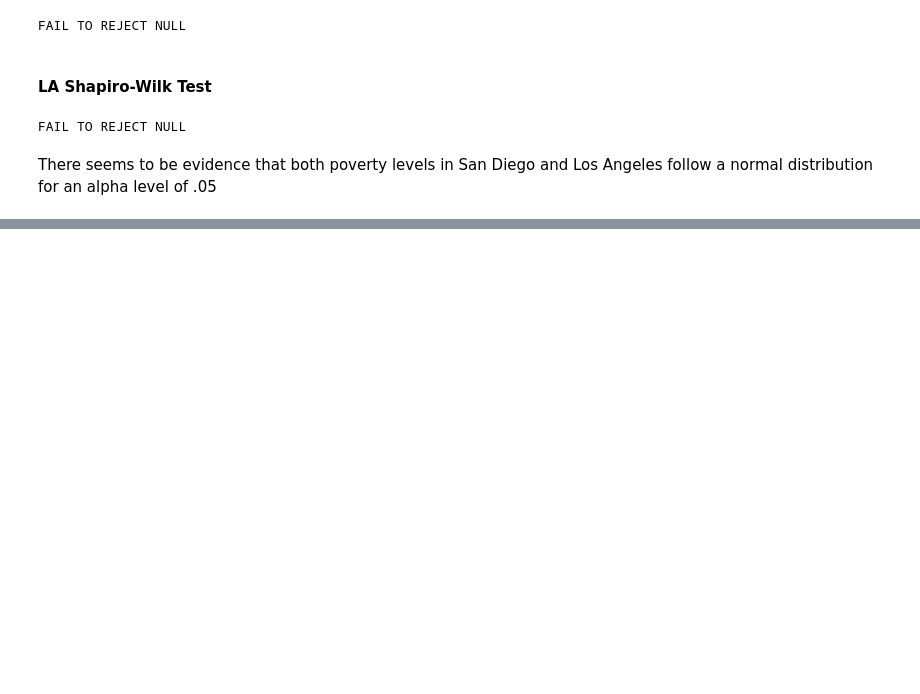
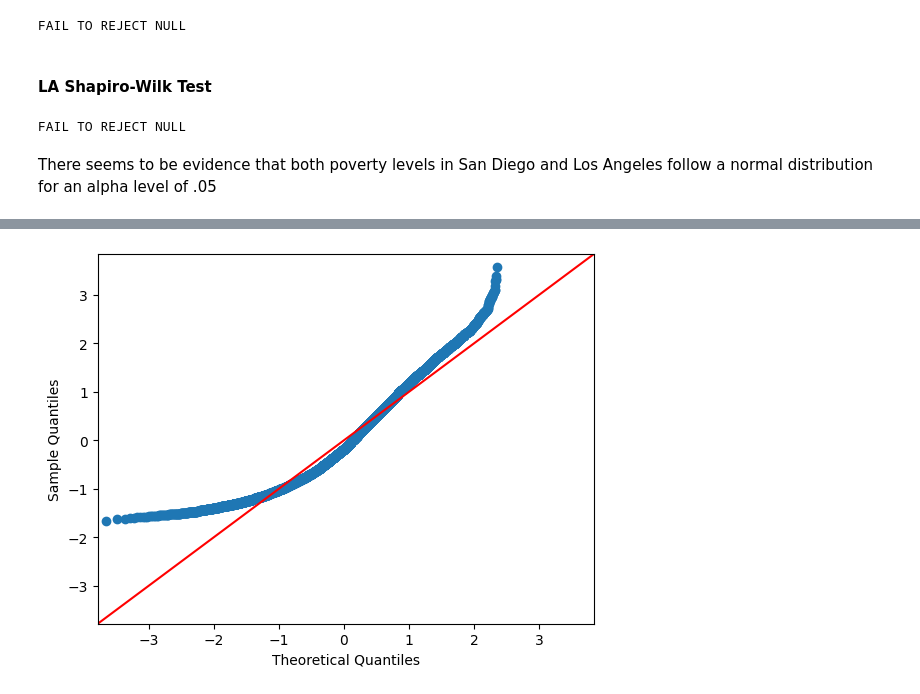
Before and after one commit to valenciaaalberto/Math189Project, a Jupyter notebook: Data/project.ipynb, the cells around one changed output, grey strips where cells are left out. Cells and saved outputs as stored; diff of their text form; code cells hidden in the pictures; blank space fills up the shorter version.

```diff
--- a/Data/project.ipynb
+++ b/Data/project.ipynb
@@ -295,0 +286,4 @@ sm.qqplot(la['Poverty'], stats.norm,ax=ax[1])
+# %%
+hide = sm.qqplot(std_clean['Poverty'], stats.norm, line='45')
+# %% [output]
+[figure, added]
```
Also changed, not shown: parts of 22 cells of this notebook.
